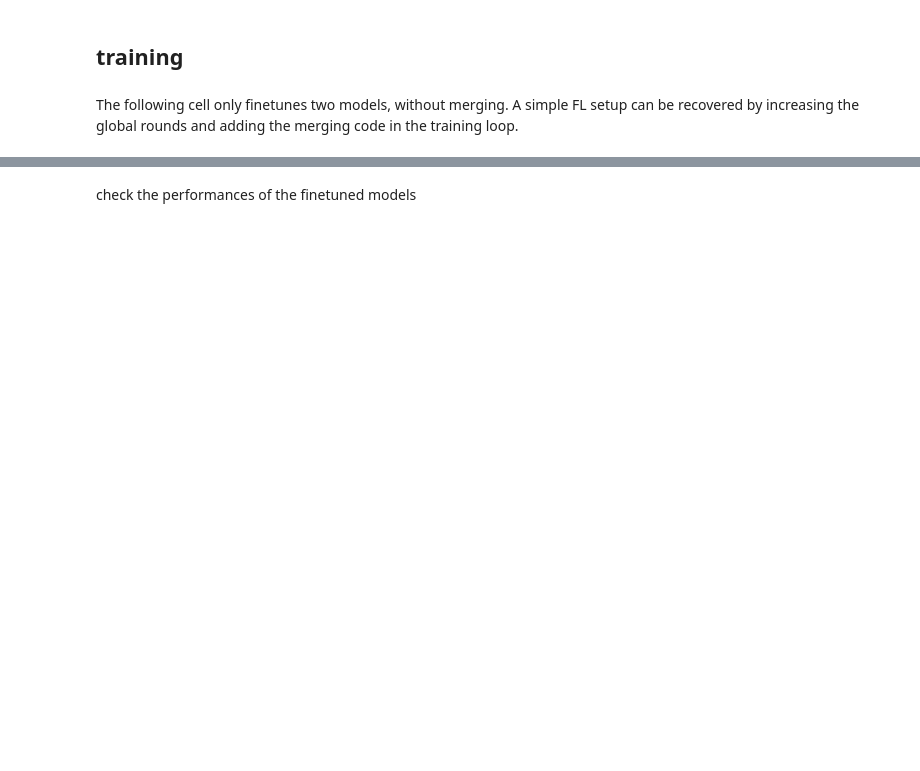
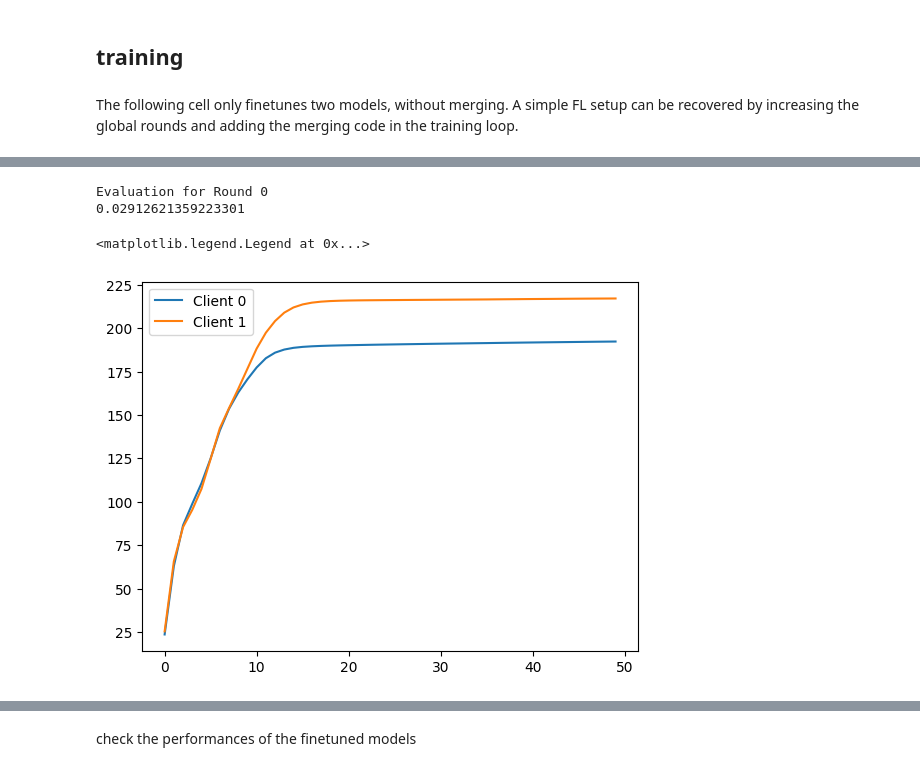
Before and after one commit to Erland366/flasc, a Jupyter notebook: playground.ipynb, the cells around one changed output, grey strips where cells are left out. Cells and saved outputs as stored; diff of their text form; code cells hidden in the pictures; blank space fills up the shorter version.

```diff
--- a/playground.ipynb
+++ b/playground.ipynb
@@ -19,8 +27,8 @@ To enable the following instructions: AVX2 AVX_VNNI FMA, in other operations, re
 class args:
     dataset="20newsgroups"
     client_batch=16
-    clients=50  #
-    iid_alpha=0.1  # the larger, the more non-iid
+    clients=100
+    iid_alpha=0.1  # the lower, the more non-iid
     seed=0
     eval_frac=1.0
     lora_rank=16
@@ -38,6 +46,6 @@ set_seed(args.seed)
 random.seed(args.seed)
 np.random.seed(args.seed)
 torch.manual_seed(args.seed)
-torch.cuda.manual_seed_all(args.seed)
-torch.backends.cudnn.deterministic = True
-torch.backends.cudnn.benchmark = False
+# torch.cuda.manual_seed_all(args.seed)
+# torch.backends.cudnn.deterministic = True
+# torch.backends.cudnn.benchmark = False
@@ -48,7 +58,6 @@ clients, valloader, testloader, test_batch = data_utils.build_dataset(args.datas
                                                                       args.client_batch,
                                                                       args.clients,
                                                                       args.iid_alpha, args.seed, args.eval_frac)
-clients = [clients[0], clients[1]]  # we take out two loaders to use
 
 import models
 model = models.build_model(args.dataset)
@@ -112,9 +127,13 @@ def eval_loop(model, loader):
 server_batch = 2  # how many clients we use
 client_lr = 1e-3
 
-clients = [clients[0], clients[1]]  # the client loaders
+# clients = [clients[0], clients[1]]  # we take out two loaders to use
 client_epochs = 6  # local training epochs; in standard FL setting, this is 1
 l2_clip_norm = 0.
 # %% [markdown]
 The following cell only finetunes two models, without merging. A simple FL setup can be recovered by increasing the global rounds and adding the merging code in the training loop.
+# %%
+ft_distances = [[], []]
+between_distances = []
+checkpoints = [[], []]
 # %%
@@ -207,0 +366,16 @@ Accuracy is 1.0
+# %%
+eval_model = deepcopy(server_model)
+eval_model.to(device)
+eval_results = eval_loop(eval_model, client_loaders[0])
+print(f"Evaluation for Round {round_idx}")
+print(get_metric(eval_results, "accu"))
+# %% [output]
+Evaluation for Round 0
+0.02912621359223301
+# %%
+plt.plot(ft_distances[0], label="Client 0")
+plt.plot(ft_distances[1], label="Client 1")
+plt.legend()
+# %% [output]
+<matplotlib.legend.Legend at 0x...>
+[figure, added]
```
Also changed, not shown: parts of 22 cells of this notebook, 10 other files.
